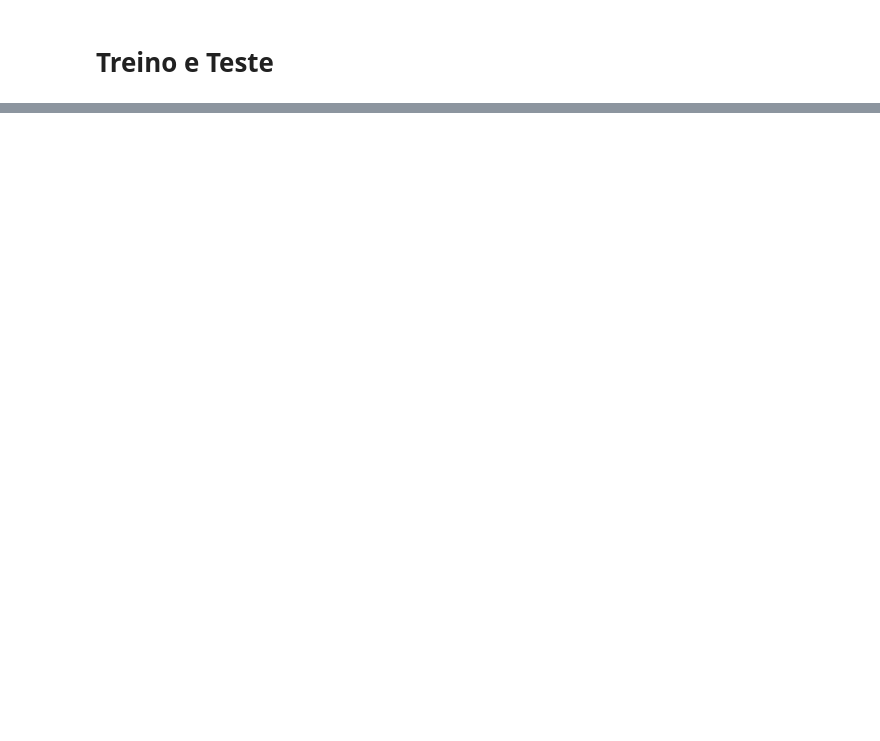
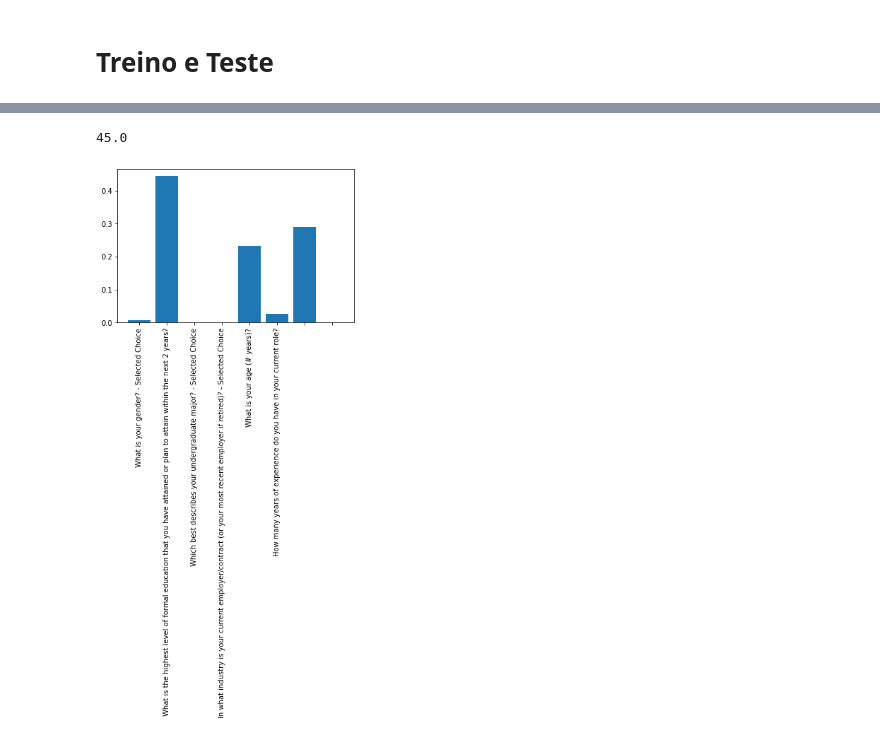
Before and after one commit to walkiria/mini-curso-ai-girls, a Jupyter notebook: aula-06.ipynb, the cells around one changed output, grey strips where cells are left out. Drawn from its saved outputs; the diff is of its cells as text; code cells hidden in the pictures; blank space fills up the shorter version.

```diff
--- a/aula-06.ipynb
+++ b/aula-06.ipynb
@@ -88,0 +225,3 @@ X_train, X_test, y_train, y_test = train_test_split(
+# %%
+df_modelo2 = df_modelo2.drop(['In which country do you currently reside?', 'Select the title most similar to your current role (or most recent title if retired): - Selected Choice'], axis=1)
+# df_modelo2 = df_modelo2.drop(['Select the title most similar to your current role (or most recent title if retired): - Selected Choice'], axis=1)
@@ -88,0 +272,16 @@ X_train, X_test, y_train, y_test = train_test_split(
+# %%
+# Separate majority and minority classes
+df_majority = df_modelo2[df_modelo2.iloc[:,0]==1]
+df_minority = df_modelo2[df_modelo2.iloc[:,0]==0]
+
+# Downsample majority class
+df_majority_downsampled = resample(df_majority,
+                                 replace=False,    # sample without replacement
+                                 n_samples=10,     # to match minority class
+                                 random_state=123) # reproducible results
+
+# Combine minority class with downsampled majority class
+df_downsampled = pd.concat([df_majority_downsampled, df_minority])
+
+# Display new class counts
+df_downsampled.iloc[:,0].value_counts()
@@ -88,0 +301,3 @@ X_train, X_test, y_train, y_test = train_test_split(
+# %%
+X = df_majority_downsampled.drop('What is your current yearly compensation (approximate $USD)?', axis=1)
+y = df_majority_downsampled['What is your current yearly compensation (approximate $USD)?']
@@ -88,0 +314,13 @@ X_train, X_test, y_train, y_test = train_test_split(
+# %%
+mean_absolute_error(y_test, y_pred)
+# %% [output]
+45.0
+# %%
+features_n = X.columns
+# %%
+# plot feature importance
+pyplot.bar([x for x in range(len(importance))], importance)
+pyplot.xticks([x for x in range(len(importance))], features_n, rotation='vertical')
+pyplot.show()
+# %% [output]
+[figure, added]
```
Also changed, not shown: parts of 51 cells of this notebook, 9 other files.
